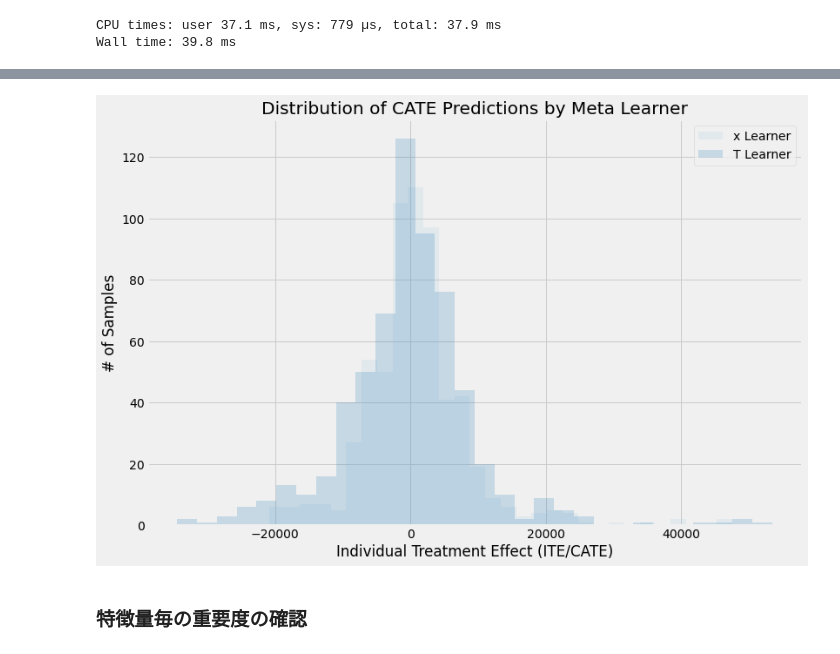
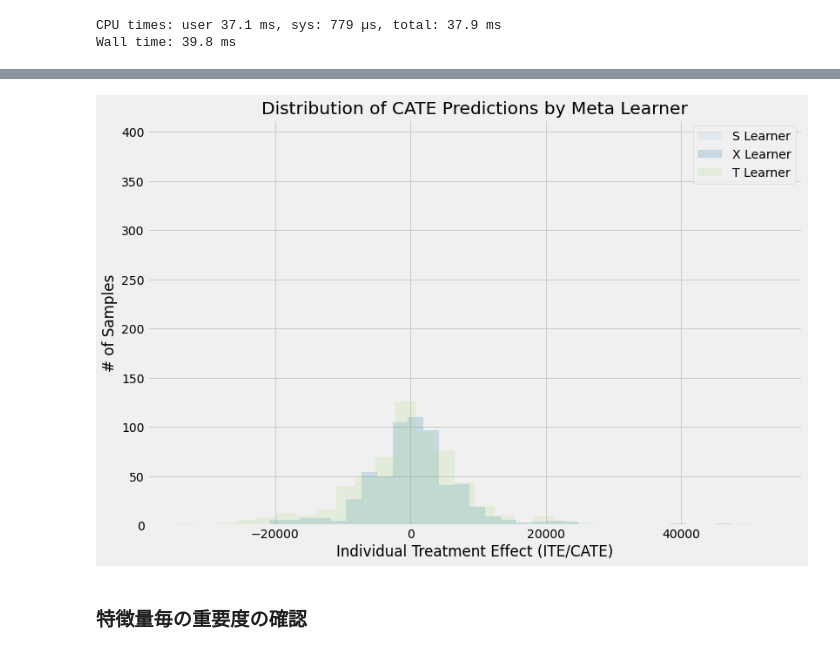
Before and after one commit to Itsuki-Hamano123/practice-casualeffect, a Jupyter notebook: jobs_causality/jobs_causalml.ipynb, the cells around one changed output, grey strips where cells are left out. Saved outputs shown, nothing was run; the diff lists cells and outputs as text; code cells hidden in the pictures.

Commit message:
前処理が必要なのかS-Learnerの予測結果がおかしい

```diff
--- a/jobs_causality/jobs_causalml.ipynb
+++ b/jobs_causality/jobs_causalml.ipynb
@@ -219,3 +219,8 @@ t_learner.fit(X=learner_train_X, treatment=learner_train_t, y=learner_train_y)
 [01:17:38] WARNING: /workspace/src/objective/regression_obj.cu:152: reg:linear is now deprecated in favor of reg:squarederror.
 CPU times: user 311 ms, sys: 9.61 ms, total: 320 ms
 Wall time: 320 ms
+# %%
+%%time
+# デフォルトで最小二乗法OLSを使う
+s_learner = LRSRegressor(ate_alpha=0.05)
+s_learner.fit(X=learner_train_X, treatment=learner_train_t, y=learner_train_y)
@@ -302,3 +296,6 @@ t_ite = t_learner.predict(X=learner_input_X, treatment=learner_input_t, y=learne
 # %% [output]
 CPU times: user 37.1 ms, sys: 779 µs, total: 37.9 ms
 Wall time: 39.8 ms
+# %%
+%%time
+s_ite = s_learner.predict(X=learner_input_X, treatment=learner_input_t, y=learner_input_y)
@@ -327,15 +328,16 @@ df
 # %%
 alpha=0.2
 bins=30
 plt.figure(figsize=(12,8))
-plt.hist(ite, alpha=alpha, bins=bins, label='x Learner')
+plt.hist(s_ite, alpha=alpha, bins=bins, label='S Learner')
+plt.hist(x_ite, alpha=alpha, bins=bins, label='X Learner')
 plt.hist(t_ite, alpha=alpha, bins=bins, label='T Learner')
 plt.title('Distribution of CATE Predictions by Meta Learner')
 plt.xlabel('Individual Treatment Effect (ITE/CATE)')
 plt.ylabel('# of Samples')
 _=plt.legend()
 # %% [output]
-[figure, old version]
+[figure, new version]
 # %% [markdown]
 ### 特徴量毎の重要度の確認
 # %%
```
Also changed, not shown: parts of 12 cells of this notebook.
